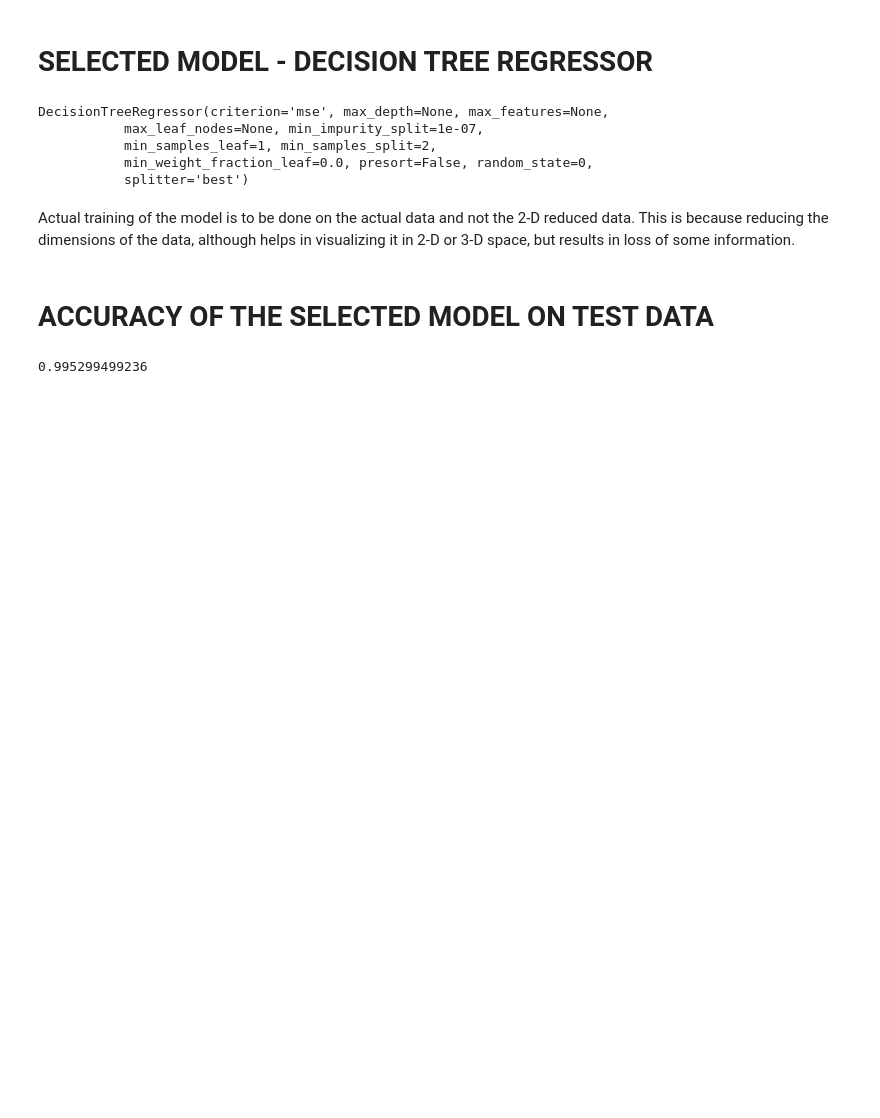
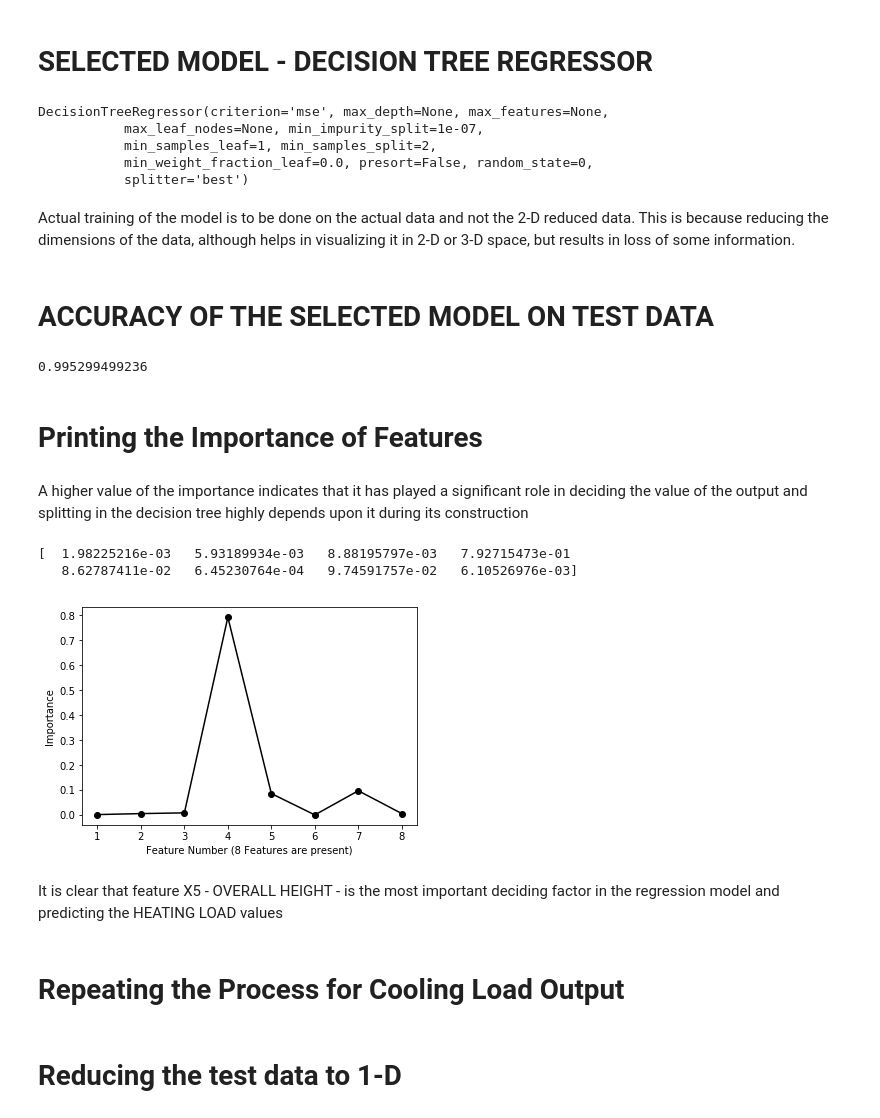
Before and after one commit to Shivankit-Gaind/Energy-Efficiency-Of-Residential-Buildings, a Jupyter notebook: Model Selection/ENERGY EFFICIENCY.ipynb, the cells around one changed output. Saved outputs shown, nothing was run; the diff lists cells and outputs as text; code cells hidden in the pictures; blank space fills up the shorter version.

```diff
--- a/Model Selection/ENERGY EFFICIENCY.ipynb
+++ b/Model Selection/ENERGY EFFICIENCY.ipynb
@@ -189,3 +179,25 @@ Actual training of the model is to be done on the actual data and not the 2-D re
 print(Reg_final.score(X_test,y_test))
 # %% [output]
 0.995299499236
+# %% [markdown]
+# Printing the Importance of Features
+# %% [markdown]
+A higher value of the importance indicates that it has played a significant role in deciding the value of the output and splitting in the decision tree highly depends upon it  during its construction
+# %%
+print(Reg_final.feature_importances_)
+# %% [output]
+[  1.98225216e-03   5.93189934e-03   8.88195797e-03   7.92715473e-01
+   8.62787411e-02   6.45230764e-04   9.74591757e-02   6.10526976e-03]
+# %%
+x = [1,2,3,4,5,6,7,8]
+y = Reg_final.feature_importances_
+plt.xlabel('Feature Number (8 Features are present)')
+plt.ylabel('Importance')
+plt.plot(x,y, marker = 'o', color = 'black')
+plt.show()
+# %% [output]
+[figure, added]
+# %% [markdown]
+It is clear that feature X5 - OVERALL HEIGHT - is the most important deciding factor in the regression model and predicting the HEATING LOAD values
+# %% [markdown]
+# Repeating the Process for Cooling Load Output
@@ -191,0 +210,2 @@ print(Reg_final.score(X_test,y_test))
+# %% [markdown]
+# Reducing the test data to 1-D
```
Also changed, not shown: parts of 18 cells of this notebook.
